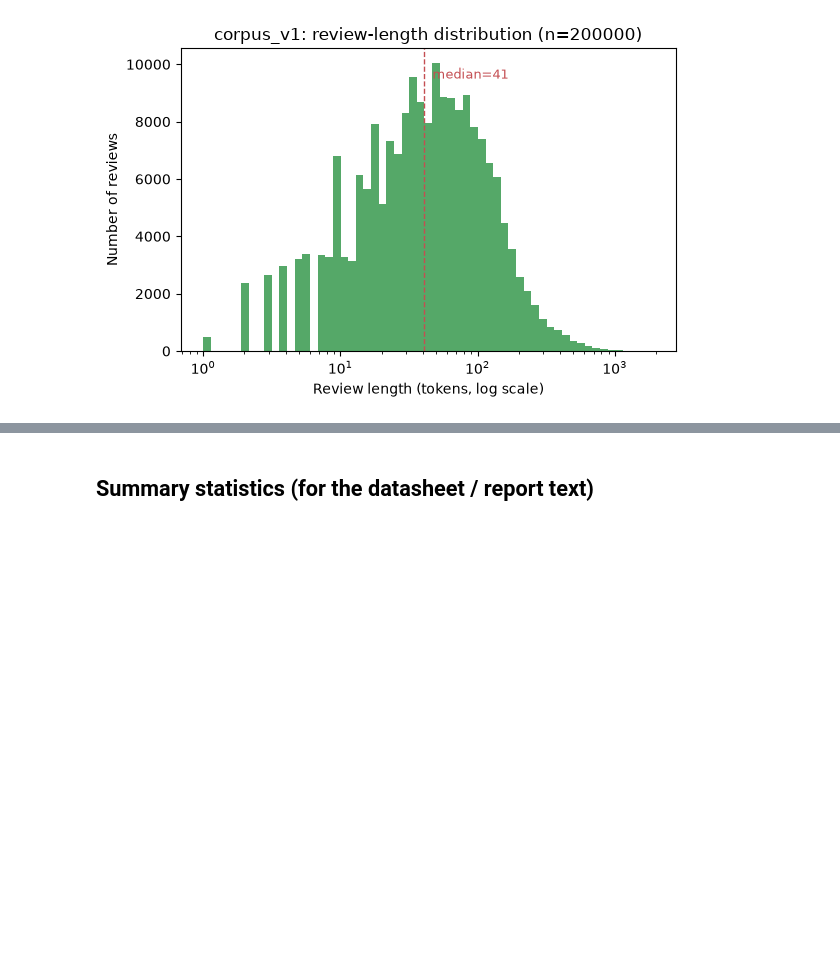
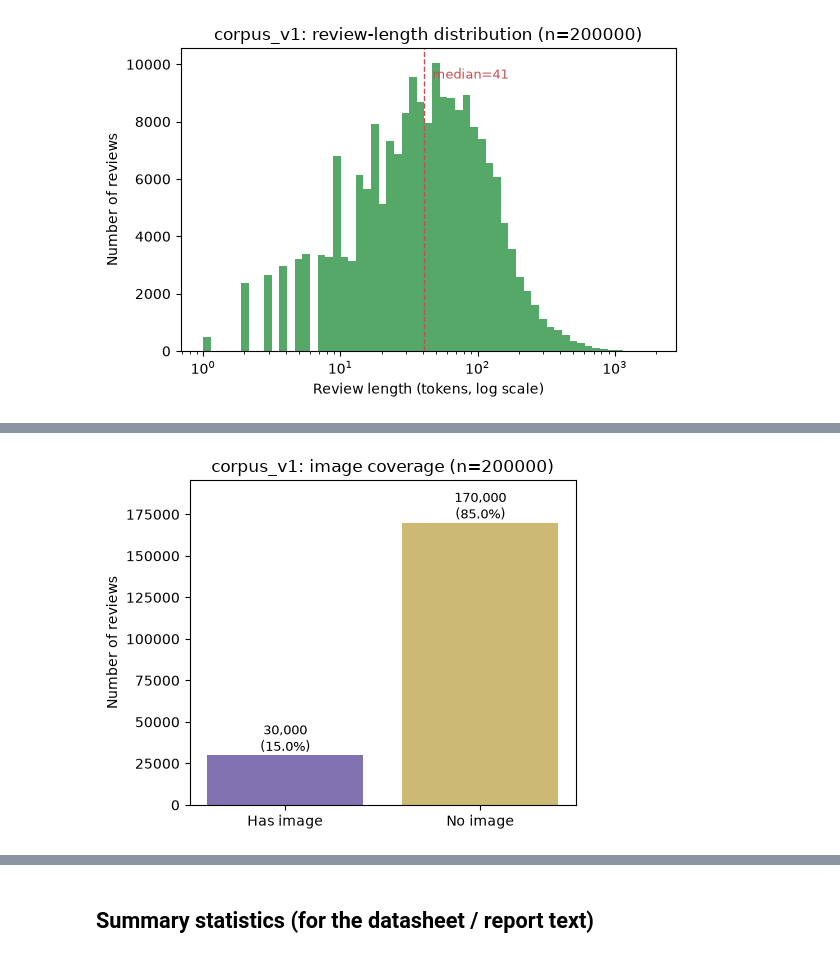
Before and after one commit to VoidZai/Multimodal-Review-Analysis, a Jupyter notebook: notebooks/01_eda.ipynb, the cells around one changed output, grey strips where cells are left out. Cells and saved outputs as stored; diff of their text form; code cells hidden in the pictures; blank space fills up the shorter version.

```diff
--- a/notebooks/01_eda.ipynb
+++ b/notebooks/01_eda.ipynb
@@ -89,0 +97,16 @@ plt.show()
+# %%
+image_counts = corpus["has_image"].value_counts().reindex([True, False])
+image_pct = 100 * image_counts / len(corpus)
+
+fig, ax = plt.subplots(figsize=(5, 4))
+ax.bar(["Has image", "No image"], image_counts.values, color=["#8172B2", "#CCB974"])
+ax.set_ylabel("Number of reviews")
+ax.set_title("corpus_v1: image coverage (n=%d)" % len(corpus))
+ax.set_ylim(0, image_counts.max() * 1.15)  # headroom so bar-top labels clear the title
+for i, (count, pct) in enumerate(zip(image_counts.values, image_pct.values)):
+    ax.text(i, count, f"{count:,}\n({pct:.1f}%)", ha="center", va="bottom", fontsize=9)
+fig.tight_layout()
+fig.savefig("../reports/figures/eda_image_coverage.png", dpi=150)
+plt.show()
+# %% [output]
+[figure, added]
```
Also changed, not shown: parts of 6 cells of this notebook, 5 other files.
